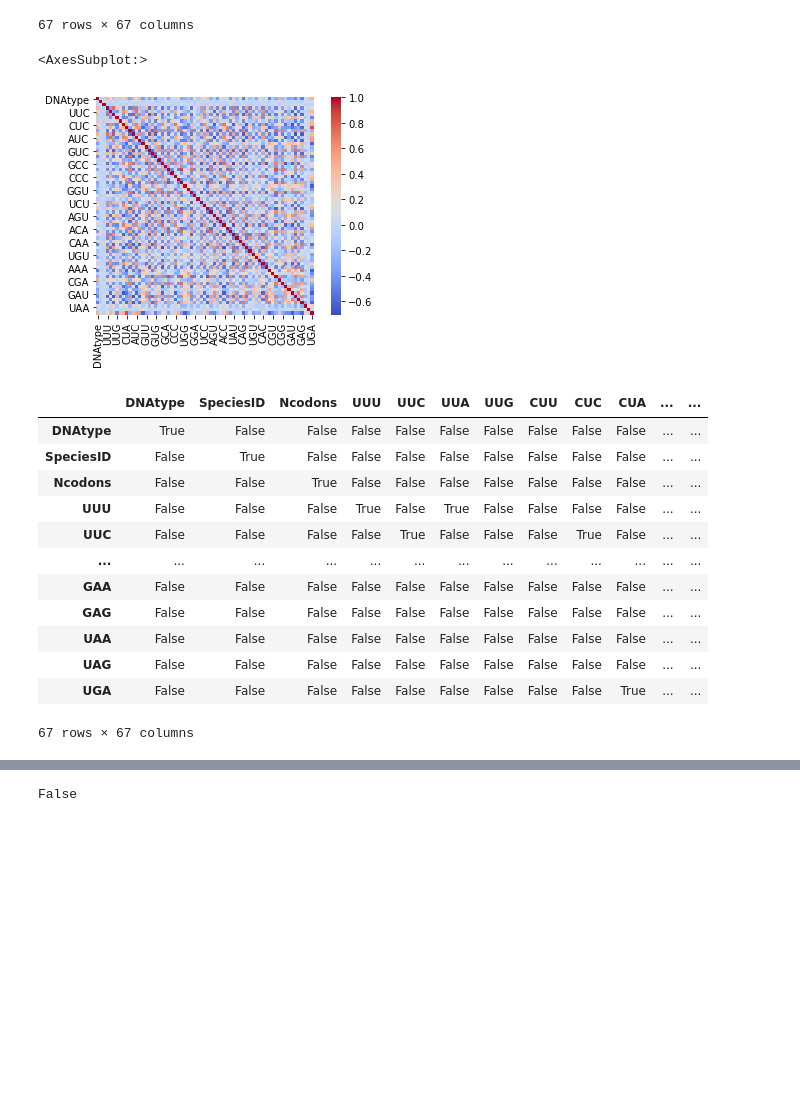
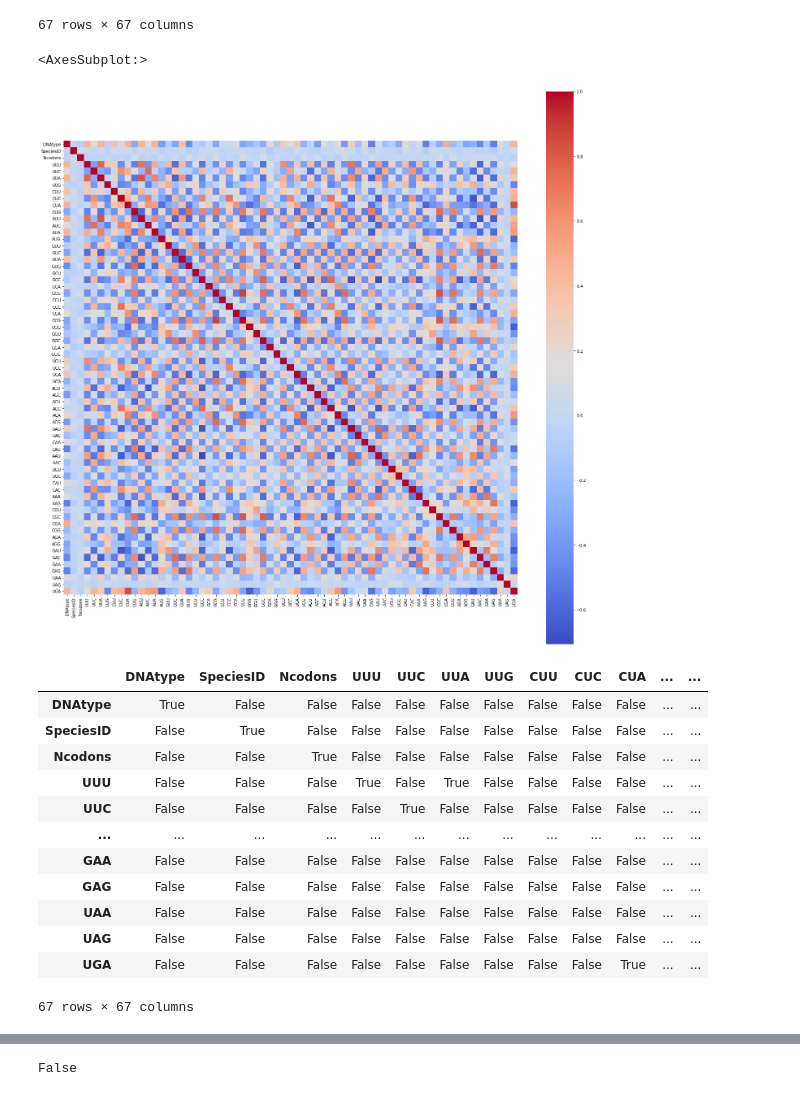
Before and after one commit to vofks/ML-Homework, a Jupyter notebook: ML_homework_1.ipynb, the cells around one changed output, grey strips where cells are left out. Drawn from its saved outputs; the diff is of its cells as text; code cells hidden in the pictures; blank space fills up the shorter version.

```diff
--- a/ML_homework_1.ipynb
+++ b/ML_homework_1.ipynb
@@ -241,19 +252,20 @@ corr_mat
 | UGA | 0.458548 | 0.050224 | -0.047967 | 0.154603 | 0.441262 | 0.331473 | -0.468185 | 0.422594 | 0.469250 | 0.842423 | ... | ... |
 67 rows × 67 columns
 # %%
+plt.figure(figsize = (25, 25))
 sns.heatmap(corr_mat, square=True, cmap='coolwarm')
 # %% [output]
 <AxesSubplot:>
-[figure, old version]
+[figure, new version]
 # %%
-corr_mat > 0.5
+corr_mat > 0.7
 # %% [output]
 |  | DNAtype | SpeciesID | Ncodons | UUU | UUC | UUA | UUG | CUU | CUC | CUA | ... | ... |
 | DNAtype | True | False | False | False | False | False | False | False | False | False | ... | ... |
 | SpeciesID | False | True | False | False | False | False | False | False | False | False | ... | ... |
 | Ncodons | False | False | True | False | False | False | False | False | False | False | ... | ... |
 | UUU | False | False | False | True | False | True | False | False | False | False | ... | ... |
-| UUC | False | False | False | False | True | False | False | False | True | False | ... | ... |
+| UUC | False | False | False | False | True | False | False | False | False | False | ... | ... |
 | ... | ... | ... | ... | ... | ... | ... | ... | ... | ... | ... | ... | ... |
 | GAA | False | False | False | False | False | False | False | False | False | False | ... | ... |
 | GAG | False | False | False | False | False | False | False | False | False | False | ... | ... |
```
Also changed, not shown: parts of 76 cells of this notebook.
